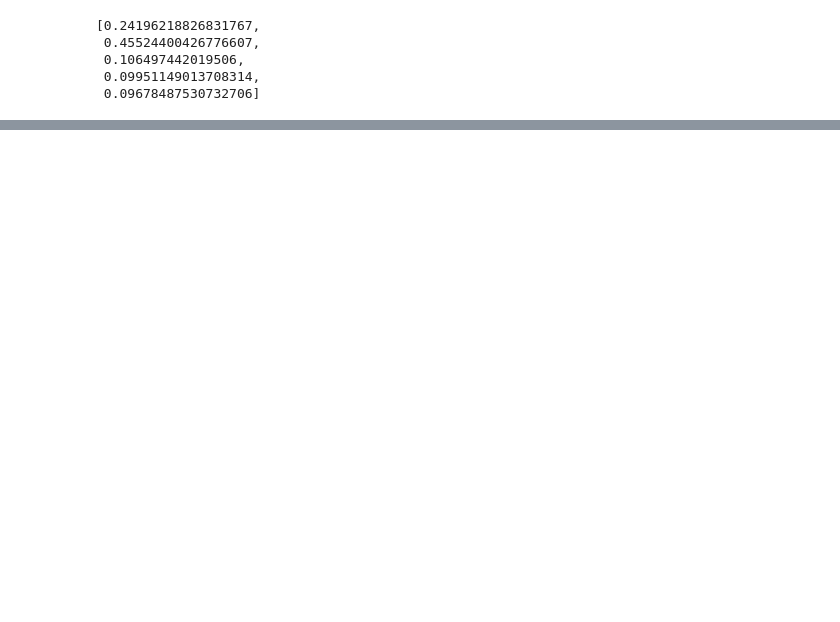
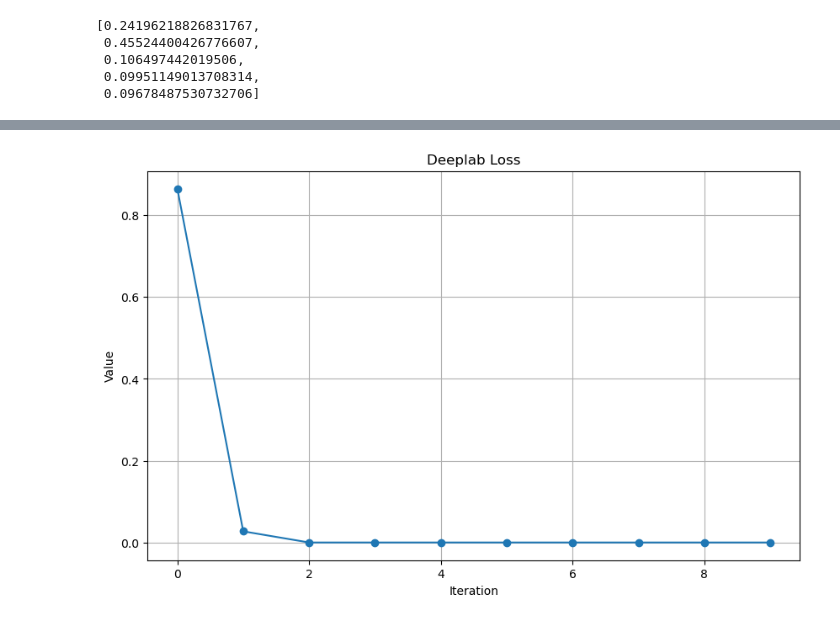
Before and after one commit to Zac-Cardwell/Pathology-Segmentation, a Jupyter notebook: analisis.ipynb, the cells around one changed output, grey strips where cells are left out. Cells and saved outputs as stored; diff of their text form; code cells hidden in the pictures; blank space fills up the shorter version.

```diff
--- a/analisis.ipynb
+++ b/analisis.ipynb
@@ -216,0 +316,25 @@ set(t) & set(h)
+# %%
+numbers = [0.8646247693538719,
+  0.02753645263841761,
+  0.00030140899702530474,
+  0.0003014189322374162,
+  0.0003022749710570821,
+  0.0003013888482295617,
+  0.00030138587893334694,
+  0.0003023142081856343,
+  0.0003013843942852396,
+  0.0003013835459148925]
+
+indices = list(range(len(numbers)))
+
+# Plot the numbers
+plt.figure(figsize=(10, 6))
+plt.plot(indices, numbers, marker='o')
+plt.xlabel('Iteration')
+plt.ylabel('Value')
+plt.title('Deeplab Loss')
+plt.grid(True)
+plt.savefig('Deeplab_Loss.png')  # Save the plot as a PNG file
+plt.show()
+# %% [output]
+[figure, added]
```
Also changed, not shown: parts of 21 cells of this notebook, 4 other files.
